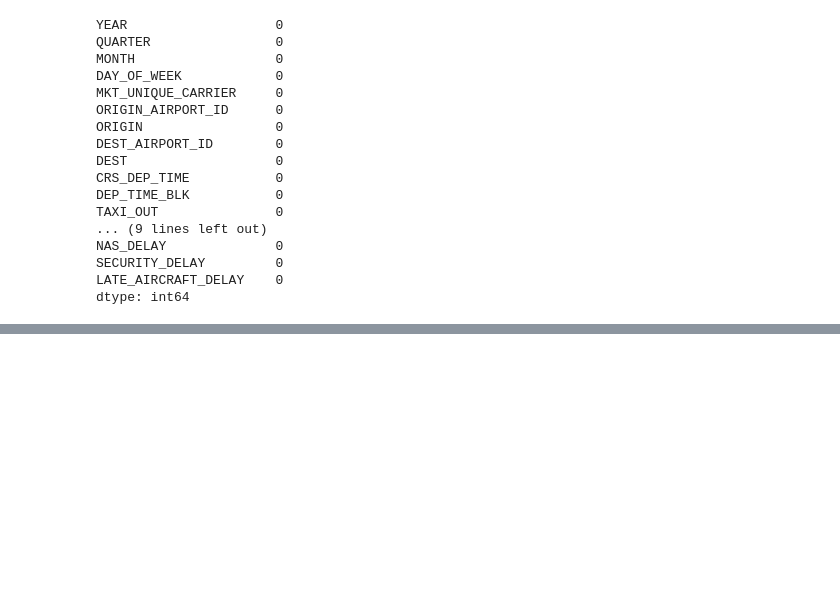
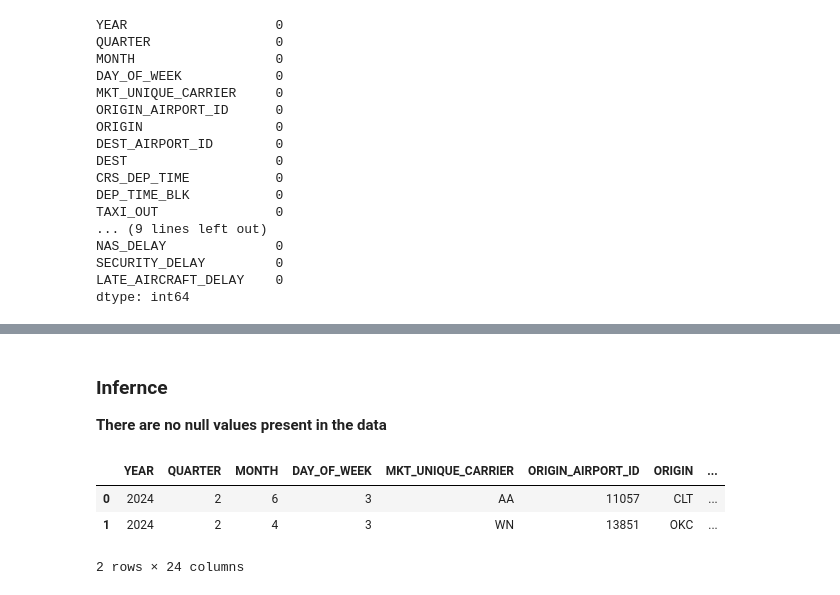
Before and after one commit to Benlite777/airline-operational-risk, a Jupyter notebook: notebooks/eda.ipynb, the cells around one changed output, grey strips where cells are left out. Saved outputs shown, nothing was run; the diff lists cells and outputs as text; code cells hidden in the pictures; blank space fills up the shorter version.

```diff
--- a/notebooks/eda.ipynb
+++ b/notebooks/eda.ipynb
@@ -220,0 +219,11 @@ KeyboardInterrupt:
+# %% [markdown]
+### Infernce
+
+**There are no null values present in the data**
+# %%
+df.head(2)
+# %% [output]
+|  | YEAR | QUARTER | MONTH | DAY_OF_WEEK | MKT_UNIQUE_CARRIER | ORIGIN_AIRPORT_ID | ORIGIN | ... |
+| 0 | 2024 | 2 | 6 | 3 | AA | 11057 | CLT | ... |
+| 1 | 2024 | 2 | 4 | 3 | WN | 13851 | OKC | ... |
+2 rows × 24 columns
```
Also changed, not shown: parts of 8 cells of this notebook.
